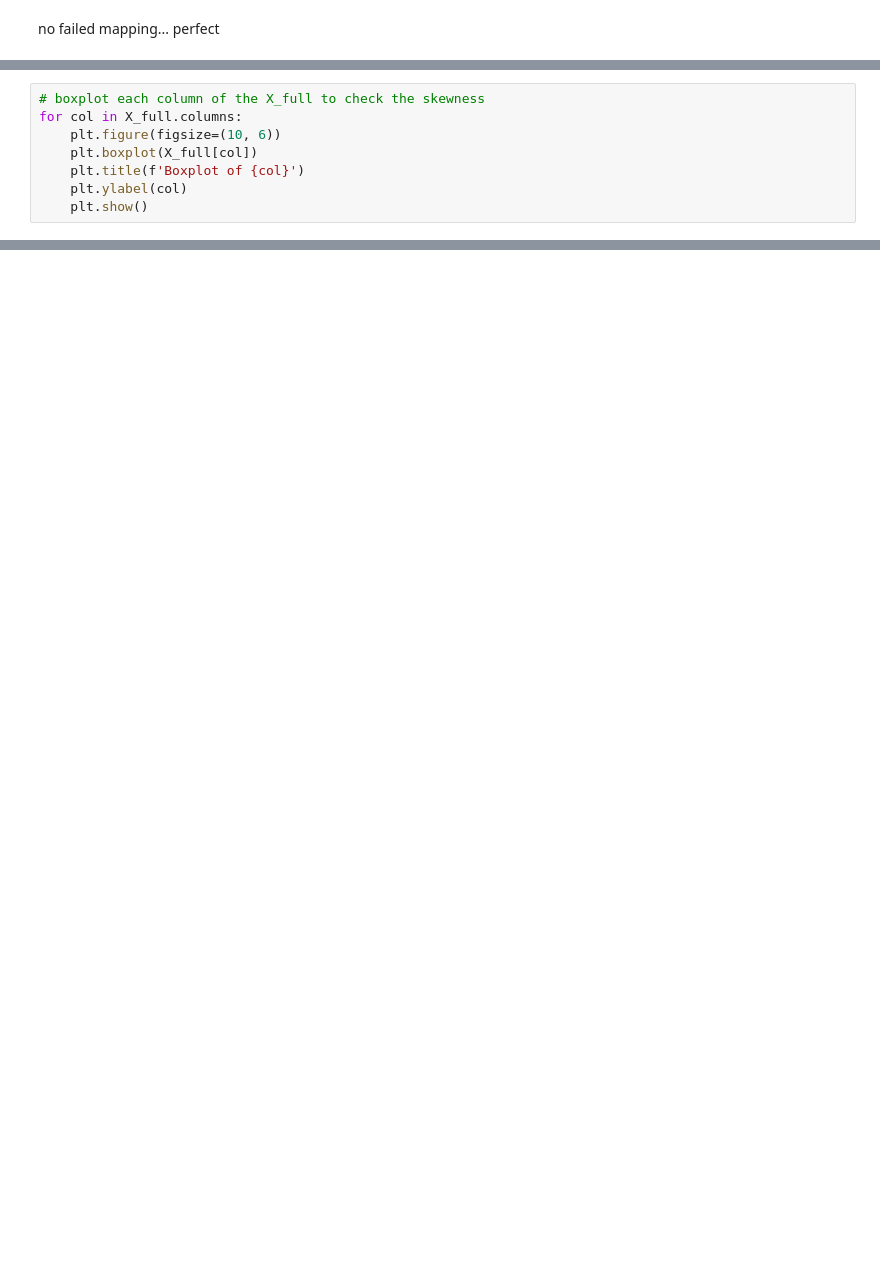
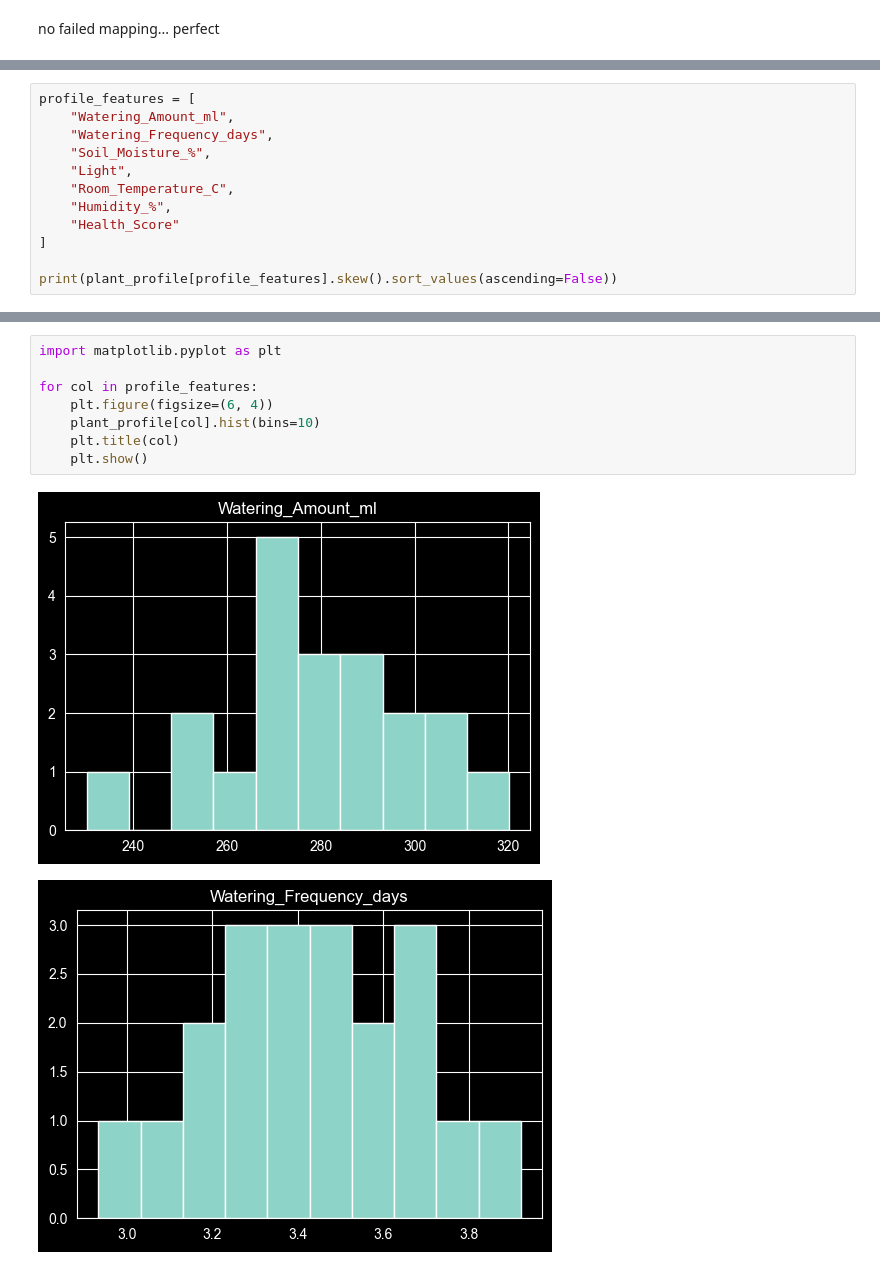
Before and after one commit to NancyNancy07/VIA_UrbanMicroFarm_MAL_Model, a Jupyter notebook: preproccess_samo.ipynb, the cells around one changed output, grey strips where cells are left out. Cells and saved outputs as stored; diff of their text form; blank space fills up the shorter version.

```diff
--- a/preproccess_samo.ipynb
+++ b/preproccess_samo.ipynb
@@ -588,8 +663,0 @@ X_full
-# %%
-# boxplot each column of the X_full to check the skewness
-for col in X_full.columns:
-    plt.figure(figsize=(10, 6))
-    plt.boxplot(X_full[col])
-    plt.title(f'Boxplot of {col}')
-    plt.ylabel(col)
-    plt.show()
@@ -612,0 +877,12 @@ for col in X_full.columns:
+# %%
+profile_features = [
+    "Watering_Amount_ml",
+    "Watering_Frequency_days",
+    "Soil_Moisture_%",
+    "Light",
+    "Room_Temperature_C",
+    "Humidity_%",
+    "Health_Score"
+]
+
+print(plant_profile[profile_features].skew().sort_values(ascending=False))
@@ -612,0 +898,11 @@ for col in X_full.columns:
+# %%
+import matplotlib.pyplot as plt
+
+for col in profile_features:
+    plt.figure(figsize=(6, 4))
+    plant_profile[col].hist(bins=10)
+    plt.title(col)
+    plt.show()
+# %% [output]
+[figure, added]
+[figure, added]
```
Also changed, not shown: parts of 34 cells of this notebook.
